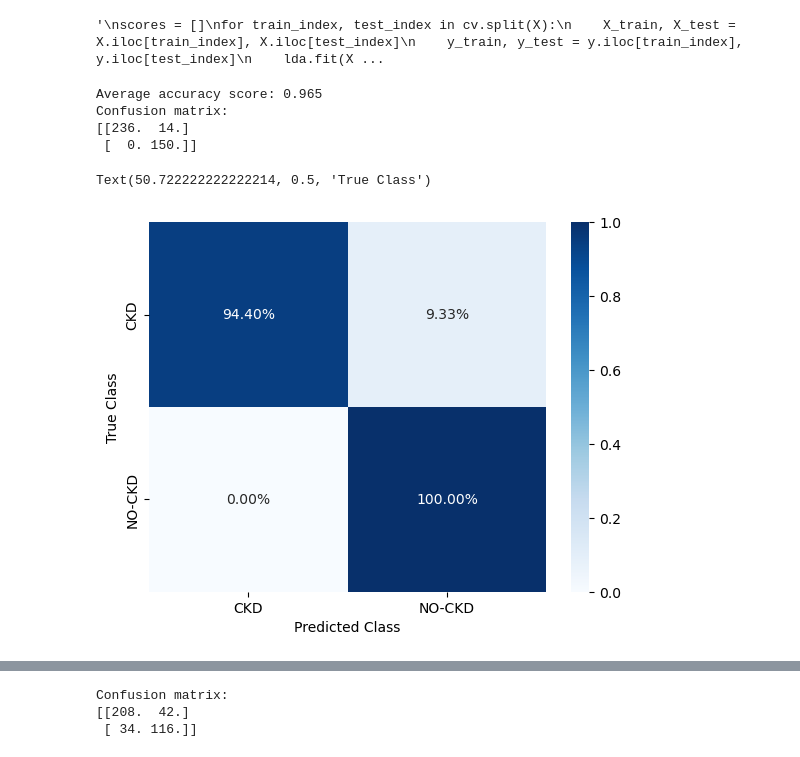
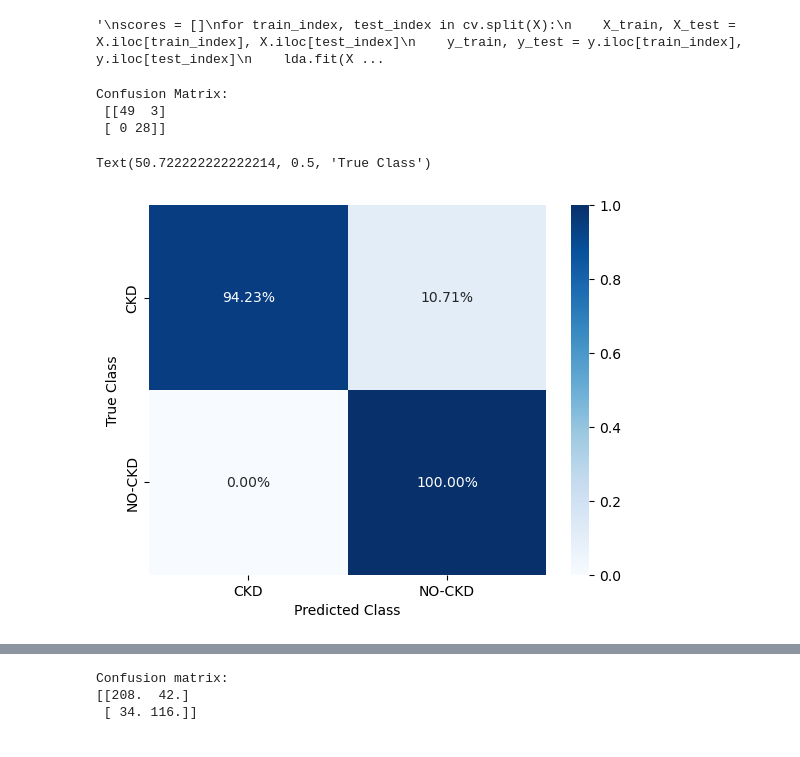
Before and after one commit to praveen3225/ML_PROJECT_CKD-Prediction, a Jupyter notebook: MINI PROJECT/miniproject.ipynb, the cells around one changed output, grey strips where cells are left out. Drawn from its saved outputs; the diff is of its cells as text; code cells hidden in the pictures.

```diff
--- a/MINI PROJECT/miniproject.ipynb
+++ b/MINI PROJECT/miniproject.ipynb
@@ -534,21 +531,14 @@ Accuracy: 97.812500 %
 #-------------------------------------------------------------------------------------------------------------------------------
 # %%
 from sklearn.discriminant_analysis import LinearDiscriminantAnalysis as LDA
-
-from sklearn.model_selection import ShuffleSplit
+from sklearn.model_selection import train_test_split
 
 lda = LDA(n_components=1)
 X_train, X_test, y_train, y_test = train_test_split(X, y, test_size=0.2, random_state=42)
 
-# Scale the data using StandardScaler
-scaler = StandardScaler()
-X_train_scaled = scaler.fit_transform(X_train)
-X_test_scaled = scaler.transform(X_test)
-
 # Perform LDA for feature selection
-X_train_lda = lda.fit_transform(X_train_scaled, y_train)
-X_test_lda = lda.transform(X_test_scaled)
-
+X_train_lda = lda.fit_transform(X_train, y_train)
+X_test_lda = lda.transform(X_test)
 
 
 """
@@ -566,34 +556,27 @@ for train_index, test_index in cv.split(X):
 # %% [output]
 '\nscores = []\nfor train_index, test_index in cv.split(X):\n    X_train, X_test = X.iloc[train_index], X.iloc[test_index]\n    y_train, y_test = y.iloc[train_index], y.iloc[test_index]\n    lda.fit(X ...
 # %%
-conf_matrix = np.zeros((2, 2))
+lda.fit(X_train, y_train)
+y_pred_1 = lda.predict(X_test)
 
-for train_index, test_index in cv.split(X):
-    X_train, X_test = X.iloc[train_index], X.iloc[test_index]
-    y_train, y_test = y.iloc[train_index], y.iloc[test_index]
-    lda.fit(X_train, y_train)
-    y_pred = lda.predict(X_test)
-    conf_matrix += confusion_matrix(y_test, y_pred)
+conf_matrix = confusion_matrix(y_test, y_pred_1)
+print("Confusion Matrix:\n", conf_matrix)
 
-#accuracy = np.trace(conf_matrix) / np.sum(conf_matrix)
-#print("Average accuracy score:", accuracy)
-print("Confusion matrix:")
-print(conf_matrix)
+cm_normalized = conf_matrix / np.sum(conf_matrix, axis=1)
 
+xl = ['CKD', 'NO-CKD']
+yl = ['CKD', 'NO-CKD']
 
-cm_normalized=conf_matrix/np.sum(cm,axis=1)
-xl=['CKD', 'NO-CKD']
-yl=['CKD','NO-CKD']
-sns.heatmap(cm_normalized,cmap="Blues",fmt='.2%',annot=True,cbar_kws={"orientation":"vertical"},xticklabels=xl,yticklabels=yl)
+# Plot the heatmap
+sns.heatmap(cm_normalized, cmap="Blues", fmt='.2%', annot=True, cbar_kws={"orientation":"vertical"}, xticklabels=xl, yticklabels=yl)
 plt.xlabel("Predicted Class")
 plt.ylabel("True Class")
 # %% [output]
-Average accuracy score: 0.965
-Confusion matrix:
-[[236.  14.]
- [  0. 150.]]
+Confusion Matrix:
+ [[49  3]
+ [ 0 28]]
 Text(50.722222222222214, 0.5, 'True Class')
-[figure, old version]
+[figure, new version]
 # %%
 kf = KFold(n_splits=10, shuffle=True, random_state=42)
 acc_scores = cross_val_score(ensemble, X_train_lda, y_train, cv=kf, scoring='accuracy')
```
Also changed, not shown: parts of 8 cells of this notebook.
